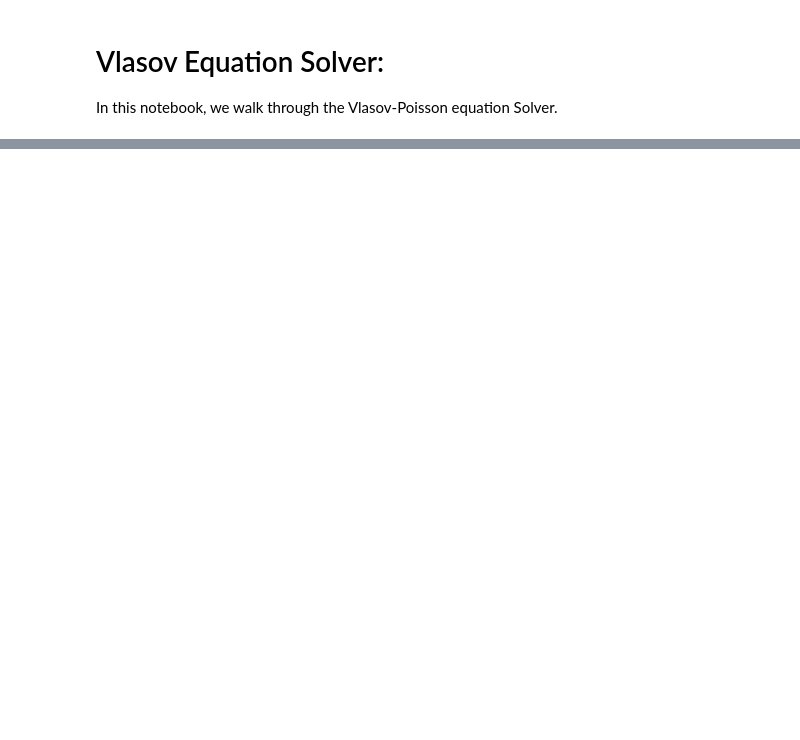
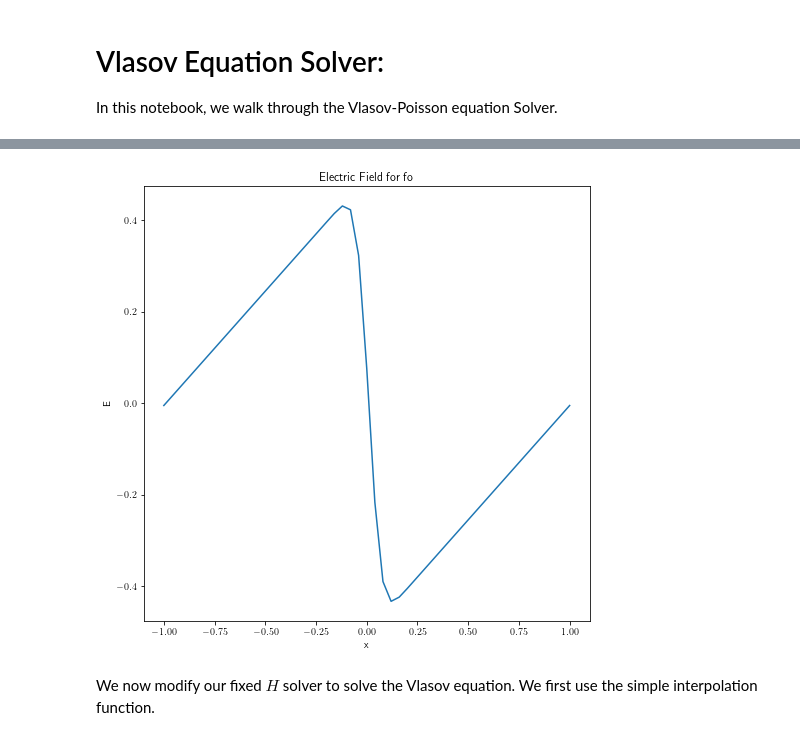
Before and after one commit to sinaatalay/VlasovSolver, a Jupyter notebook: Vlasov Solver.ipynb, the cells around one changed output, grey strips where cells are left out. Saved outputs shown, nothing was run; the diff lists cells and outputs as text; code cells hidden in the pictures; blank space fills up the shorter version.

```diff
--- a/Vlasov Solver.ipynb
+++ b/Vlasov Solver.ipynb
@@ -178,0 +521,44 @@ We see that using the small timestep $\Delta t= .001$, forward euler with centra
+# %%
+import numpy as np
+import matplotlib.pyplot as plt
+import math
+
+def get_E(F,dx,dv):
+    """
+    returns E(x_{i}) as numpy array
+    """
+    n = dv*np.sum(F[:,0:-1],axis = 1)
+    C = dx*np.sum(n[0:-1])/2
+    E = np.zeros_like(n)
+    l = len(n)-1
+    for i in range(l-1):
+        E[i+1] = E[i] + dx*(C-n[i])
+    mean = np.sum(E[0:-1])/l
+    return E - mean
+
+def Fo(Nx,Nv):
+    """
+    initial conditions of f
+    """
+    X = np.linspace(-1,1,Nx+1)+1/(2*Nx)
+    V = np.linspace(-1,1,Nv+1)+1/(2*Nv)
+    X,V = np.meshgrid(X,V)
+    X = X.transpose()
+    V = V.transpose()
+    Fo = np.exp(- 200*(V)**2 - 200*X**2)/0.015707963267949588
+    Fo += np.ones_like(X)
+    # inposes periodicity
+    Fo[-1,:] = Fo[0,:]
+    Fo[:,-1] = Fo[:,0]
+    return Fo
+
+F = Fo(50,20)
+E = get_E(F, 2/50, 2/20)
+x = np.linspace(-1,1,51)
+plt.plot(x,E)
+plt.xlabel("x")
+plt.ylabel("E")
+plt.title("Electric Field for fo")
+plt.show()
+# %% [output]
+[figure, added]
@@ -178,0 +577,2 @@ We see that using the small timestep $\Delta t= .001$, forward euler with centra
+# %% [markdown]
+We now modify our fixed $H$ solver to solve the Vlasov equation. We first use the simple interpolation function.
```
Also changed, not shown: parts of 42 cells of this notebook.
